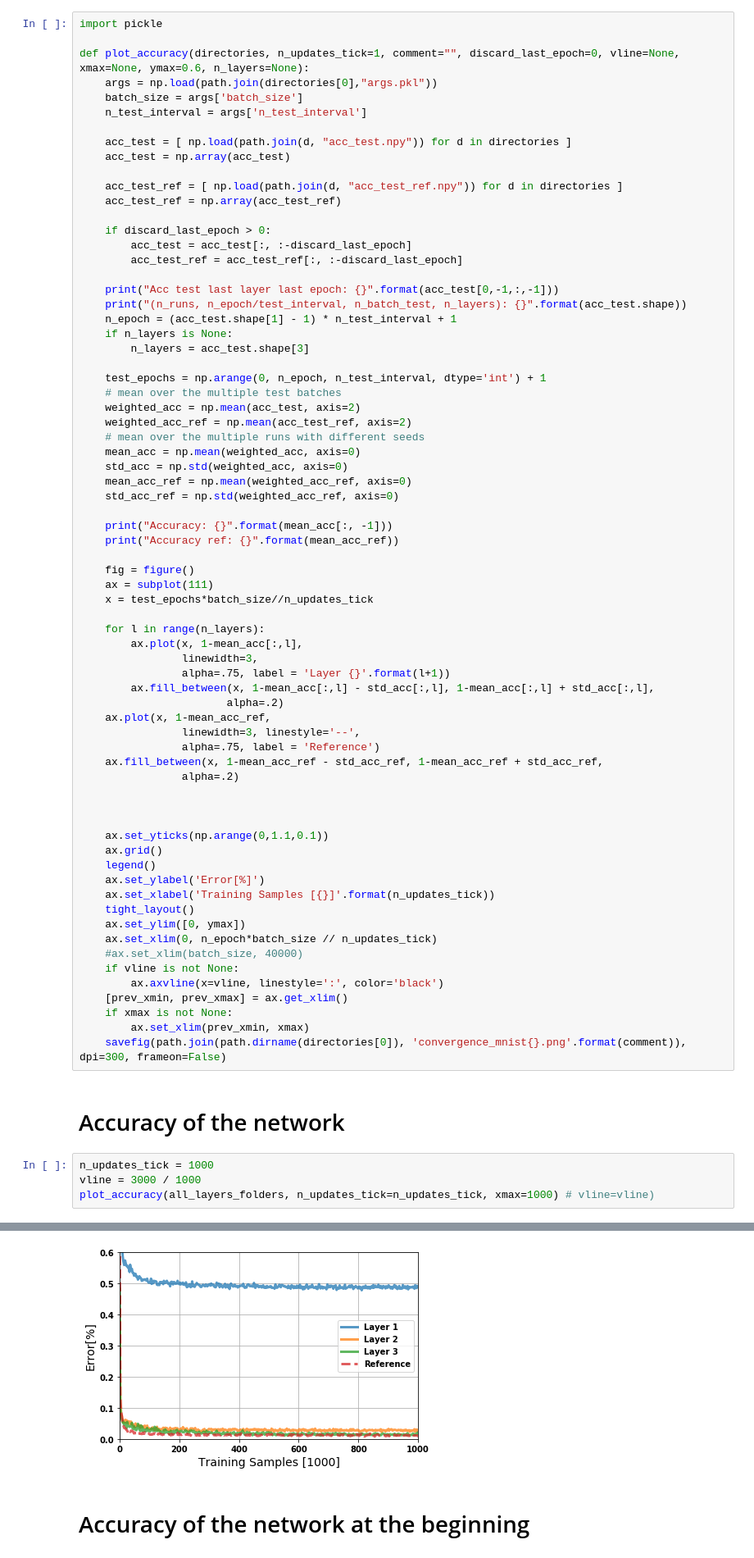
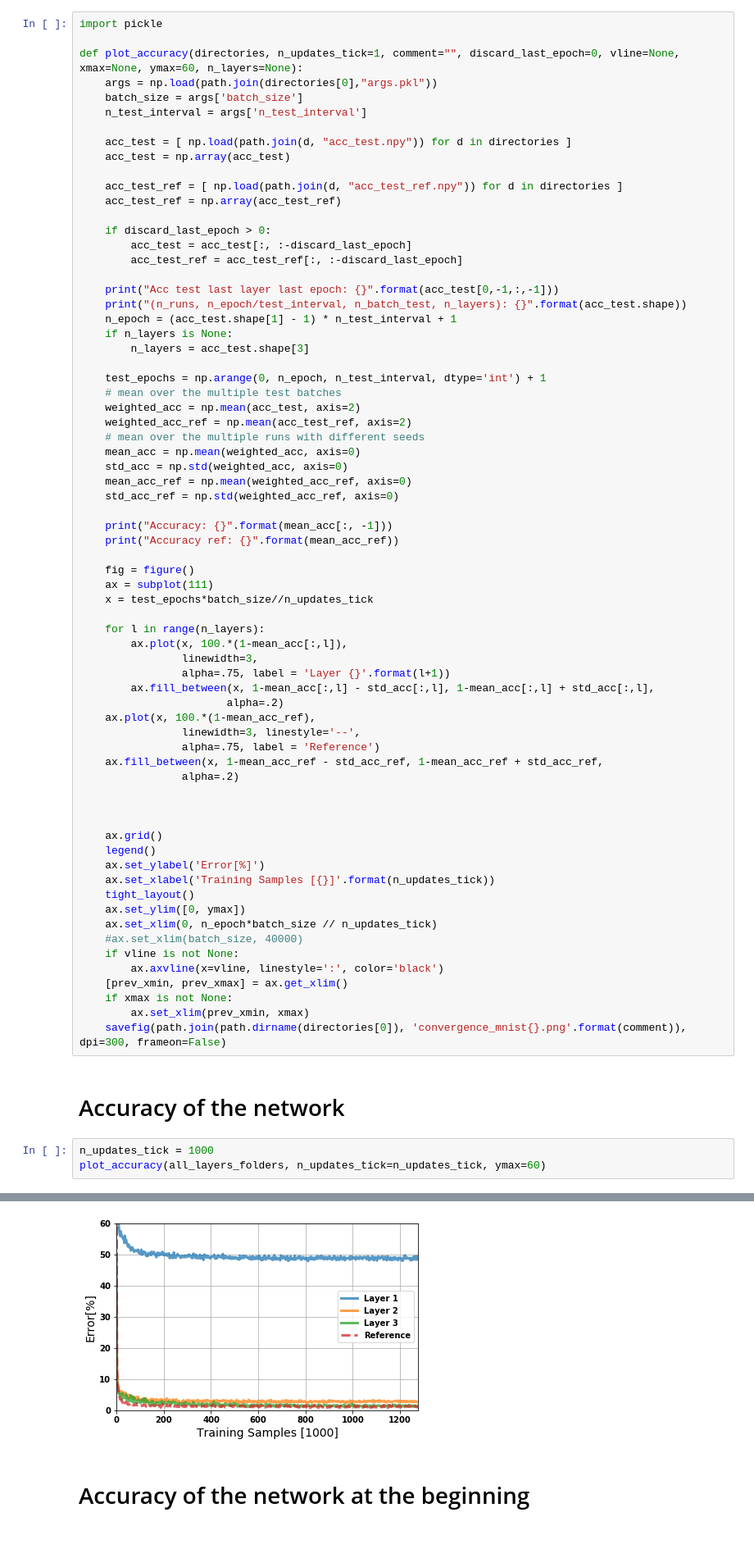
Before and after one commit to nmi-lab/dcll, a Jupyter notebook: notebooks/plot_mnist.ipynb, the cells around one changed output, grey strips where cells are left out. Shown: that part at 82% size. Cells and saved outputs as stored; diff of their text form.

```diff
--- a/notebooks/plot_mnist.ipynb
+++ b/notebooks/plot_mnist.ipynb
@@ -31,7 +31,7 @@ print(list(all_layers_folder_id))
 # %%
 import pickle
 
-def plot_accuracy(directories, n_updates_tick=1, comment="", discard_last_epoch=0, vline=None, xmax=None, ymax=0.6, n_layers=None):
+def plot_accuracy(directories, n_updates_tick=1, comment="", discard_last_epoch=0, vline=None, xmax=None, ymax=60, n_layers=None):
     args = np.load(path.join(directories[0],"args.pkl"))
     batch_size = args['batch_size']
     n_test_interval = args['n_test_interval']
@@ -70,12 +70,12 @@ def plot_accuracy(directories, n_updates_tick=1, comment="", discard_last_epoch=
     x = test_epochs*batch_size//n_updates_tick
 
     for l in range(n_layers):
-        ax.plot(x, 1-mean_acc[:,l],
+        ax.plot(x, 100.*(1-mean_acc[:,l]),
                 linewidth=3,
                 alpha=.75, label = 'Layer {}'.format(l+1))
         ax.fill_between(x, 1-mean_acc[:,l] - std_acc[:,l], 1-mean_acc[:,l] + std_acc[:,l],
                        alpha=.2)
-    ax.plot(x, 1-mean_acc_ref,
+    ax.plot(x, 100.*(1-mean_acc_ref),
                 linewidth=3, linestyle='--',
                 alpha=.75, label = 'Reference')
     ax.fill_between(x, 1-mean_acc_ref - std_acc_ref, 1-mean_acc_ref + std_acc_ref,
@@ -83,7 +83,6 @@ def plot_accuracy(directories, n_updates_tick=1, comment="", discard_last_epoch=
 
 
 
-    ax.set_yticks(np.arange(0,1.1,0.1))
     ax.grid()
     legend()
     ax.set_ylabel('Error[%]')
@@ -102,27 +101,26 @@ def plot_accuracy(directories, n_updates_tick=1, comment="", discard_last_epoch=
 # Accuracy of the network
 # %%
 n_updates_tick = 1000
-vline = 3000 / 1000
-plot_accuracy(all_layers_folders, n_updates_tick=n_updates_tick, xmax=1000) # vline=vline)
+plot_accuracy(all_layers_folders, n_updates_tick=n_updates_tick, ymax=60)
 # %% [output]
 Acc test last layer last epoch: [0.98828125 0.98828125]
 (n_runs, n_epoch/test_interval, n_batch_test, n_layers): (1, 500, 2, 3)
 Accuracy: [0.51757812 0.89648438 0.93359375 0.93652344 0.94726562 0.94433594
  0.95507812 0.94921875 0.95507812 0.96582031 0.9453125  0.95703125
  0.95898438 0.9609375  0.95996094 0.95996094 0.94824219 0.96582031
  0.96777344 0.95898438 0.96972656 0.96484375 0.97167969 0.96289062
  0.95117188 0.96679688 0.96679688 0.97460938 0.95605469 0.97167969
  0.9609375  0.97558594 0.97265625 0.96972656 0.97558594 0.97460938
  0.96484375 0.97167969 0.97460938 0.97070312 0.97558594 0.96875
  0.96582031 0.97070312 0.97460938 0.96679688 0.9609375  0.97460938
  0.96386719 0.97460938 0.97265625 0.96972656 0.97460938 0.97460938
  0.98144531 0.9765625  0.97949219 0.98046875 0.97167969 0.98046875
 ... (154 lines left out)
  0.98828125 0.98730469 0.98632812 0.98925781 0.98730469 0.98730469
  0.98730469 0.98828125 0.984375   0.98925781 0.99023438 0.98828125
  0.98925781 0.98632812 0.98828125 0.98730469 0.98925781 0.98925781
  0.99023438 0.98925781]
-[figure, old version]
+[figure, new version]
 # %% [markdown]
 # Accuracy of the network at the beginning
 # %%
```
Also changed, not shown: parts of 1 cell of this notebook, 2 other files.
